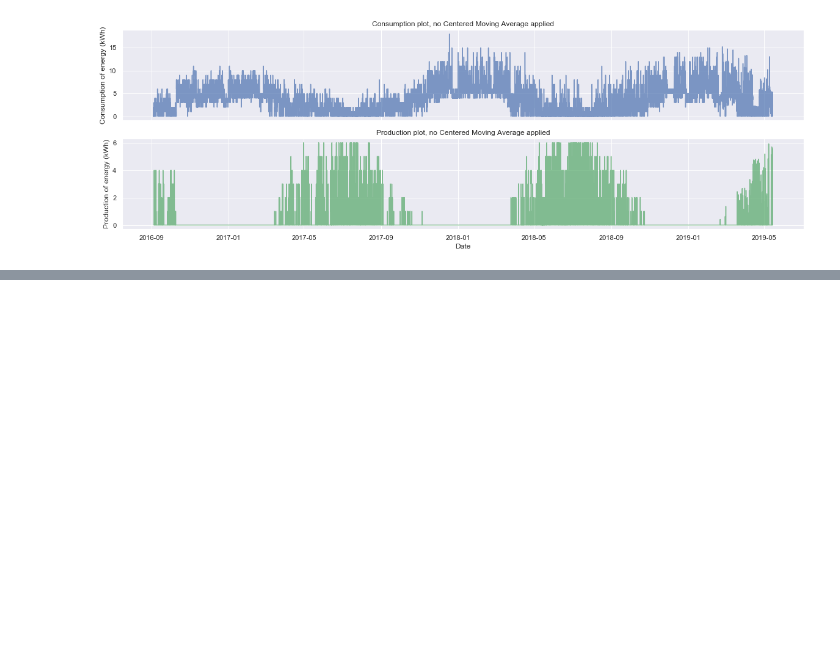
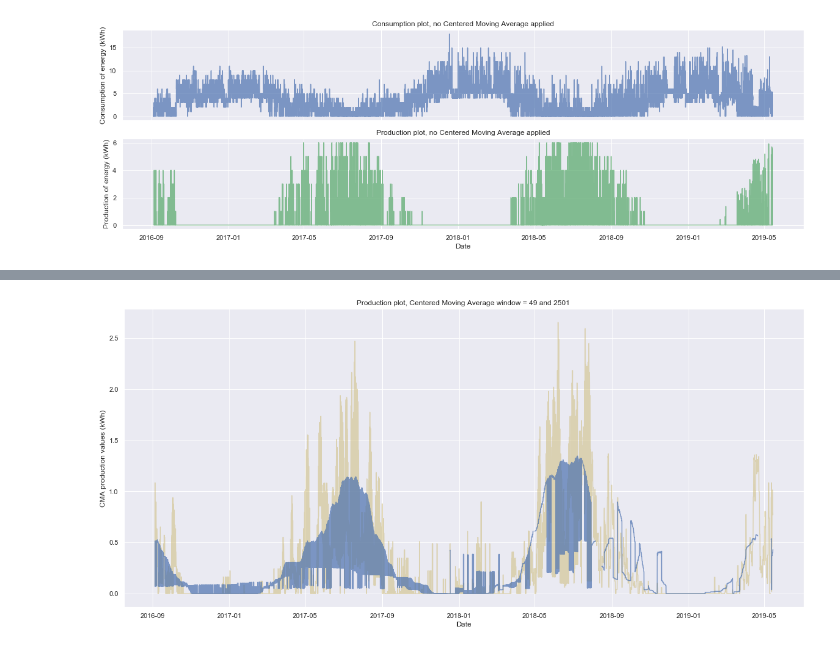
Before and after one commit to 4ug-aug/Otovo-OptimalControl, a Jupyter notebook: Smoothing.ipynb, the cells around one changed output, grey strips where cells are left out. Drawn from its saved outputs; the diff is of its cells as text; code cells hidden in the pictures; blank space fills up the shorter version.

```diff
--- a/Smoothing.ipynb
+++ b/Smoothing.ipynb
@@ -167,0 +176,9 @@ NameError: name 'moving_average' is not defined
+# %%
+plt.plot(moving_average(df_prod['num_kwh'],49).sort_index(), color='y', alpha=0.5)
+plt.plot(moving_average(df_prod['num_kwh'],1000).sort_index(), color='b', alpha=0.7)
+plt.title('Production plot, Centered Moving Average window = 49 and 2501 ')
+plt.ylabel('CMA production values (kWh)')
+plt.xlabel('Date')
+plt.show()
+# %% [output]
+[figure, added]
```
Also changed, not shown: parts of 14 cells of this notebook.
